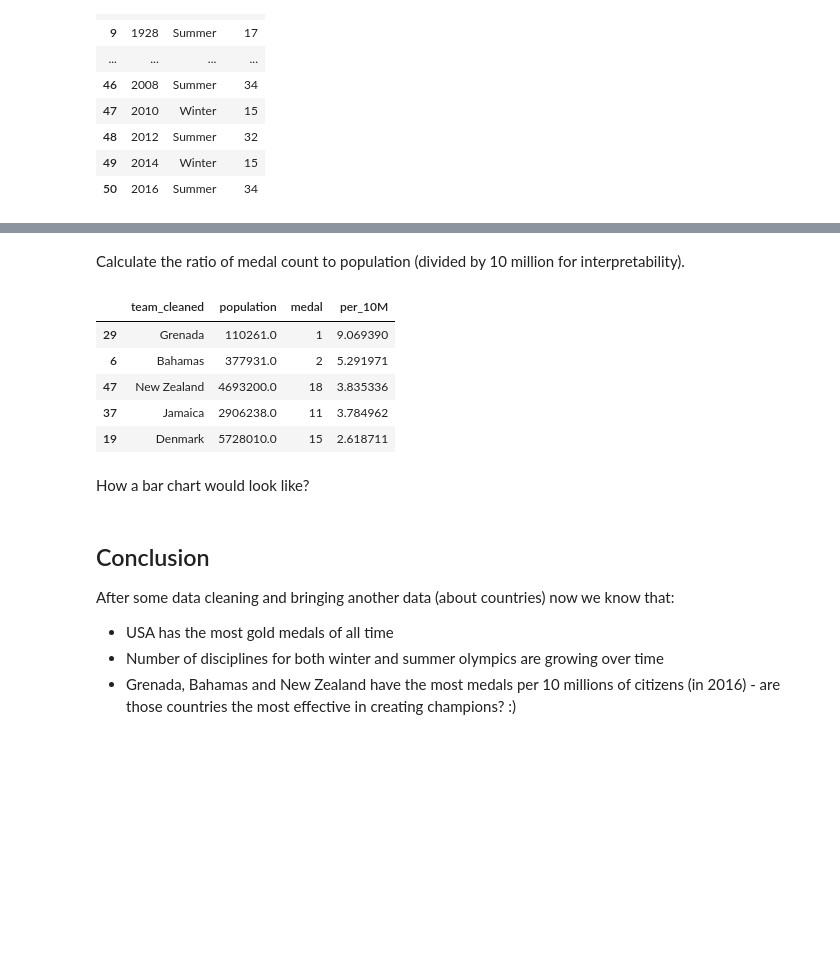
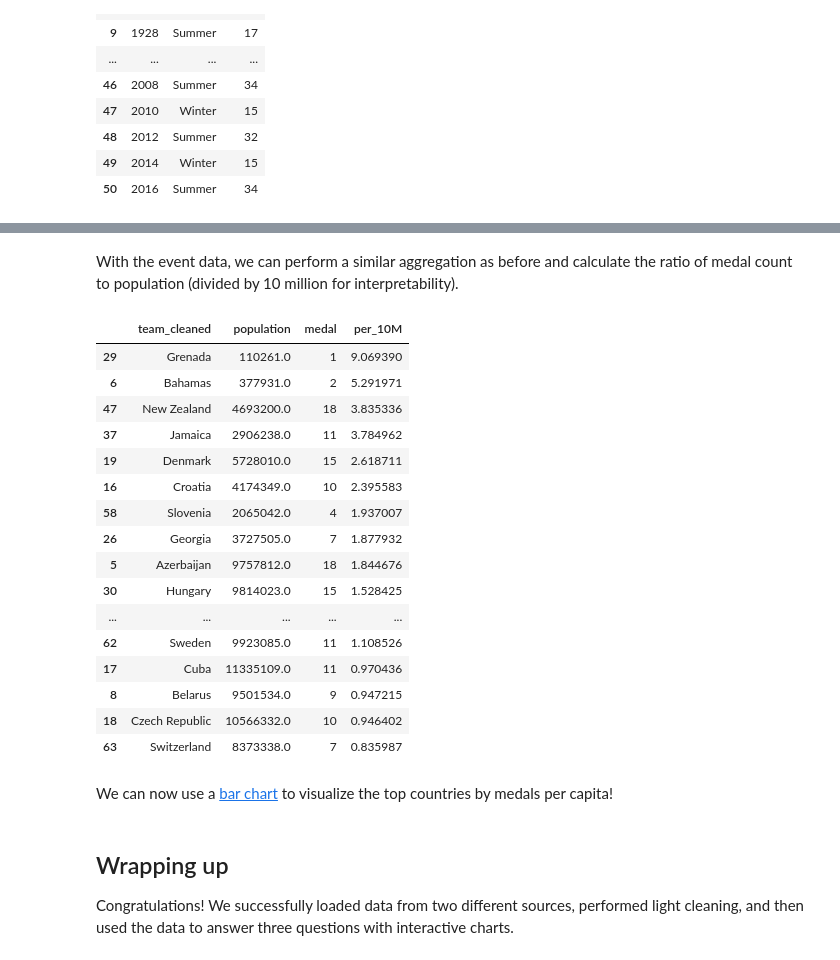
Before and after one commit to mckuzi/Olympics_analysis, a Jupyter notebook: notebook.ipynb, the cells around one changed output, grey strips where cells are left out. Saved outputs shown, nothing was run; the diff lists cells and outputs as text; code cells hidden in the pictures; blank space fills up the shorter version.

```diff
--- a/notebook.ipynb
+++ b/notebook.ipynb
@@ -138,6 +148,10 @@ Nice data aobut the countries! Let's merge it to the Olympics
 # %%
-df2 = df.merge(nations_data, left_on=['team_cleaned', 'year'], right_on=['country', 'year'], how='left')
+# Perform a left join between the two DataFrames
+df2 = df.merge(
+    nations_data, left_on=['team_cleaned', 'year'], right_on=['country', 'year'], how='left'
+)
 
+# Preview our data
 df2.head()
 # %% [output]
 |  | id | name | sex | age | height | weight | team | noc | games | year | season | ... |
@@ -231,23 +276,35 @@ event_medals.head()
 # %% [markdown]
-Calculate the ratio of medal count to population (divided by 10 million for interpretability).
+With the event data, we can perform a similar aggregation as before and calculate the ratio of medal count to population (divided by 10 million for interpretability).
 # %%
 # Group by the team and population
 medal_counts = event_medals.groupby(['team_cleaned', 'population'], as_index=False)['medal'].count()
 
 # Calculate the number of medals per 10000000 people
 medal_counts['per_10M'] = medal_counts['medal'] / (medal_counts['population'] / 1000000)
 
 # Sort values and take the top 20 countries
 top_countries = medal_counts.sort_values('per_10M', ascending=False).head(20)
 
-top_countries.head()
+# Preview the DataFrame
+top_countries
 # %% [output]
 |  | team_cleaned | population | medal | per_10M |
 | 29 | Grenada | 110261.0 | 1 | 9.069390 |
 | 6 | Bahamas | 377931.0 | 2 | 5.291971 |
 | 47 | New Zealand | 4693200.0 | 18 | 3.835336 |
 | 37 | Jamaica | 2906238.0 | 11 | 3.784962 |
 | 19 | Denmark | 5728010.0 | 15 | 2.618711 |
+| 16 | Croatia | 4174349.0 | 10 | 2.395583 |
+| 58 | Slovenia | 2065042.0 | 4 | 1.937007 |
+| 26 | Georgia | 3727505.0 | 7 | 1.877932 |
+| 5 | Azerbaijan | 9757812.0 | 18 | 1.844676 |
+| 30 | Hungary | 9814023.0 | 15 | 1.528425 |
+| ... | ... | ... | ... | ... |
+| 62 | Sweden | 9923085.0 | 11 | 1.108526 |
+| 17 | Cuba | 11335109.0 | 11 | 0.970436 |
+| 8 | Belarus | 9501534.0 | 9 | 0.947215 |
+| 18 | Czech Republic | 10566332.0 | 10 | 0.946402 |
+| 63 | Switzerland | 8373338.0 | 7 | 0.835987 |
 # %% [markdown]
-How a bar chart would look like?
+We can now use a [bar chart](https://plotly.com/python/bar-charts/) to visualize the top countries by medals per capita!
 # %%
@@ -263,8 +321,5 @@ fig = px.bar(
 
 fig.show()
 # %% [markdown]
-## Conclusion
-After some data cleaning and bringing another data (about countries) now we know that:
-- USA has the most gold medals of all time
-- Number of disciplines for both winter and summer olympics are growing over time
-- Grenada, Bahamas and New Zealand have the most medals per 10 millions of citizens (in 2016) - are those countries the most effective in creating champions? :)
+## Wrapping up
+Congratulations! We successfully loaded data from two different sources, performed light cleaning, and then used the data to answer three questions with interactive charts.
```
Also changed, not shown: parts of 23 cells of this notebook.
